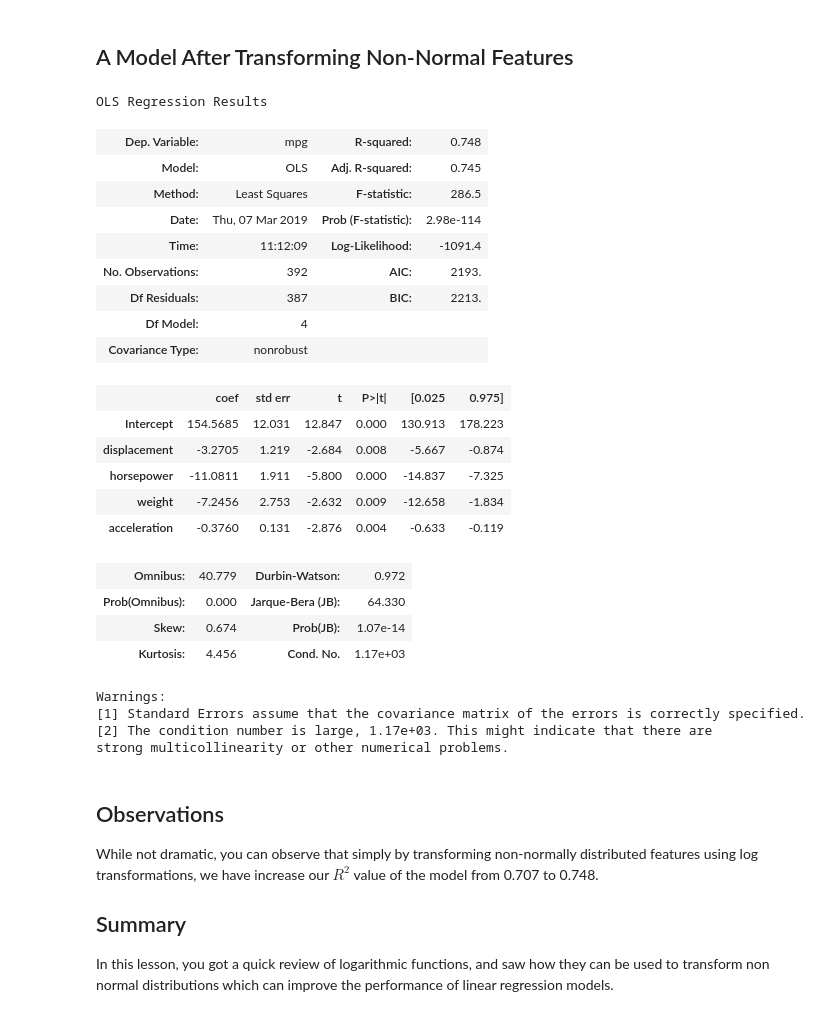
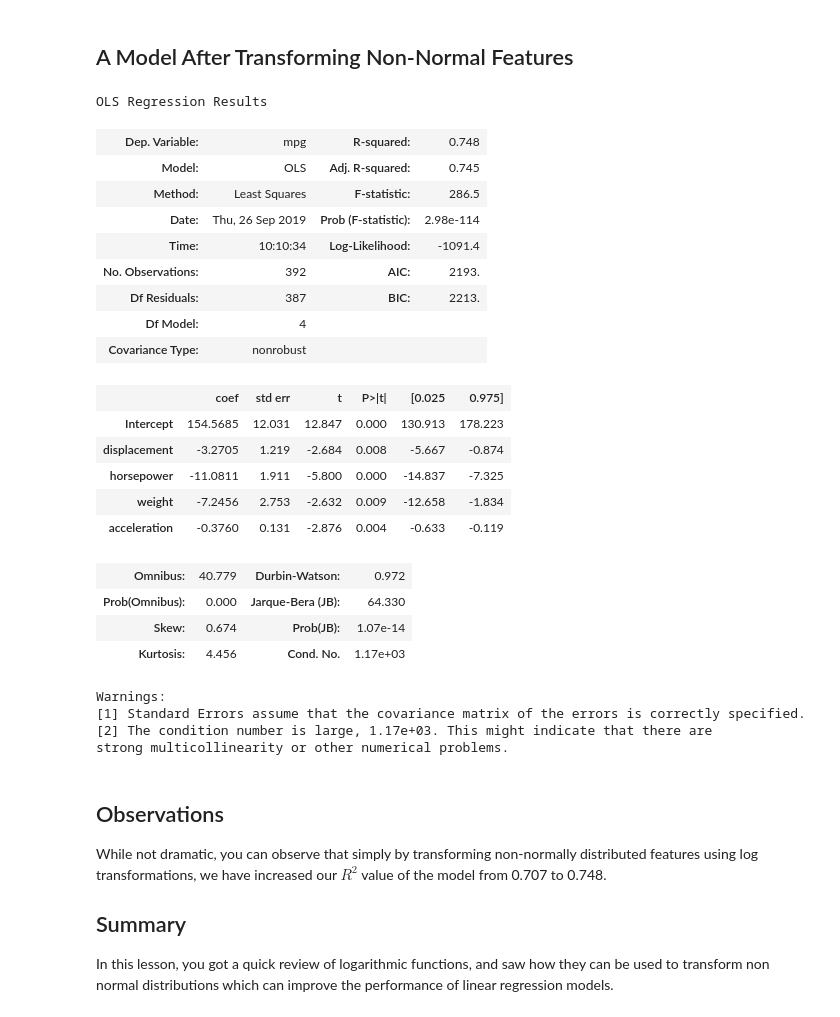
Before and after one commit to learn-co-curriculum/dsc-normality-assumption, a Jupyter notebook: index.ipynb, the cells around one changed output. Saved outputs shown, nothing was run; the diff lists cells and outputs as text; code cells hidden in the pictures.

```diff
--- a/index.ipynb
+++ b/index.ipynb
@@ -104,19 +102,18 @@ pd.plotting.scatter_matrix(data[x_cols], figsize=(10,12));
 ## A Model After Transforming Non-Normal Features
 # %%
 outcome = 'mpg'
-x_cols = ['displacement', 'horsepower', 'weight',
-       'acceleration']
+x_cols = ['displacement', 'horsepower', 'weight', 'acceleration']
 predictors = '+'.join(x_cols)
 formula = outcome + "~" + predictors
 model = ols(formula=formula, data=data).fit()
 model.summary()
 # %% [output]
 OLS Regression Results
 | Dep. Variable: | mpg | R-squared: | 0.748 |
 | Model: | OLS | Adj. R-squared: | 0.745 |
 | Method: | Least Squares | F-statistic: | 286.5 |
-| Date: | Thu, 07 Mar 2019 | Prob (F-statistic): | 2.98e-114 |
-| Time: | 11:12:09 | Log-Likelihood: | -1091.4 |
+| Date: | Thu, 26 Sep 2019 | Prob (F-statistic): | 2.98e-114 |
+| Time: | 10:10:34 | Log-Likelihood: | -1091.4 |
 | No. Observations: | 392 | AIC: | 2193. |
 | Df Residuals: | 387 | BIC: | 2213. |
 | Df Model: | 4 |  |  |
@@ -138,7 +135,7 @@ strong multicollinearity or other numerical problems.
 # %% [markdown]
 ## Observations
 
-While not dramatic, you can observe that simply by transforming non-normally distributed features using log transformations, we have increase our $R^2$ value of the model from 0.707 to 0.748.
+While not dramatic, you can observe that simply by transforming non-normally distributed features using log transformations, we have increased our $R^2$ value of the model from 0.707 to 0.748.
 
 ## Summary
 
```
Also changed, not shown: parts of 5 cells of this notebook.
